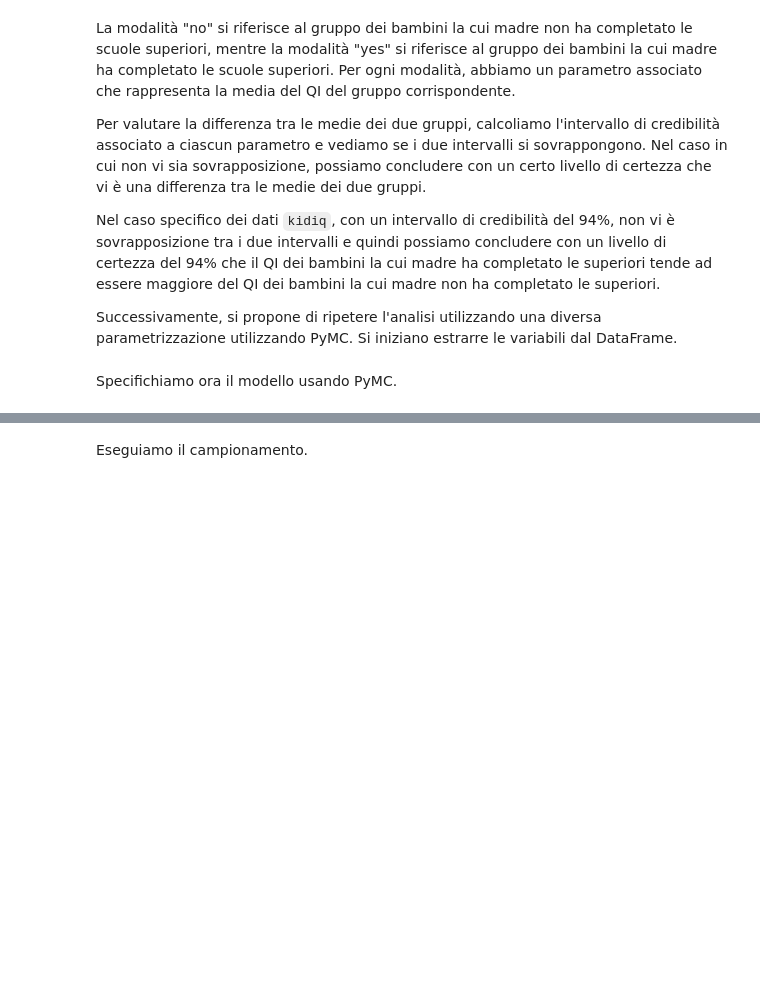
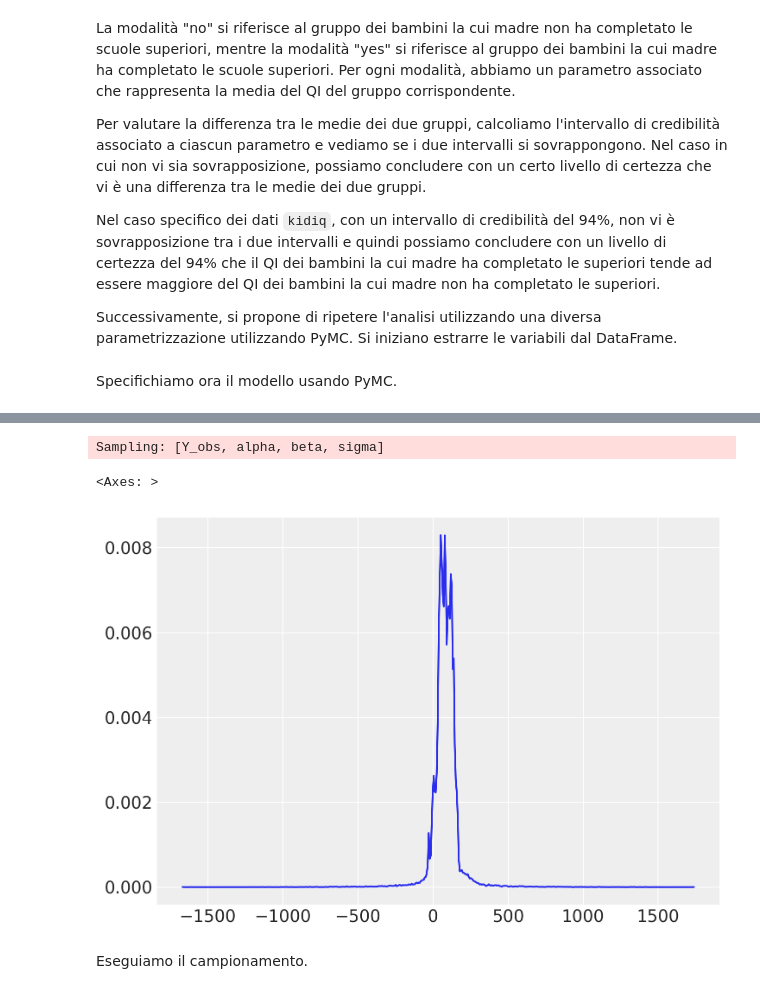
Before and after one commit to ccaudek/ds4psy_2023, a Jupyter notebook: 415_reglin_4.ipynb, the cells around one changed output, grey strips where cells are left out. Cells and saved outputs as stored; diff of their text form; code cells hidden in the pictures; blank space fills up the shorter version.

```diff
--- a/415_reglin_4.ipynb
+++ b/415_reglin_4.ipynb
@@ -161,3 +160,15 @@ with Model() as model:
+# %%
+with model:
+    prior_samples = pm.sample_prior_predictive(100)
+# %% [output]
+Sampling: [Y_obs, alpha, beta, sigma]
+# %%
+az.plot_dist(
+    prior_samples.prior_predictive["Y_obs"]
+)
+# %% [output]
+<Axes: >
+[figure, added]
 # %% [markdown]
 Eseguiamo il campionamento.
 # %%
```
Also changed, not shown: parts of 17 cells of this notebook, 1 other file.
